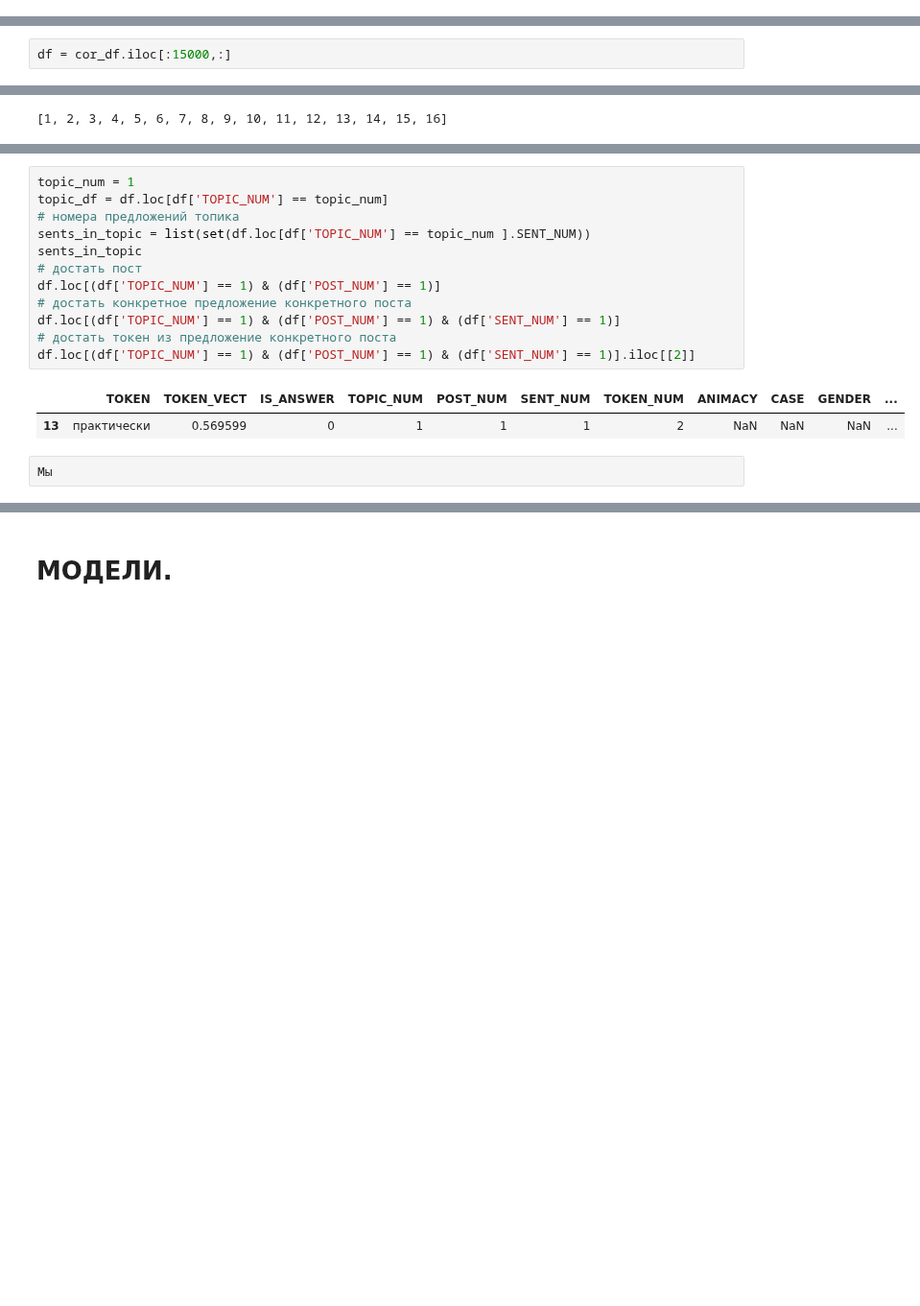
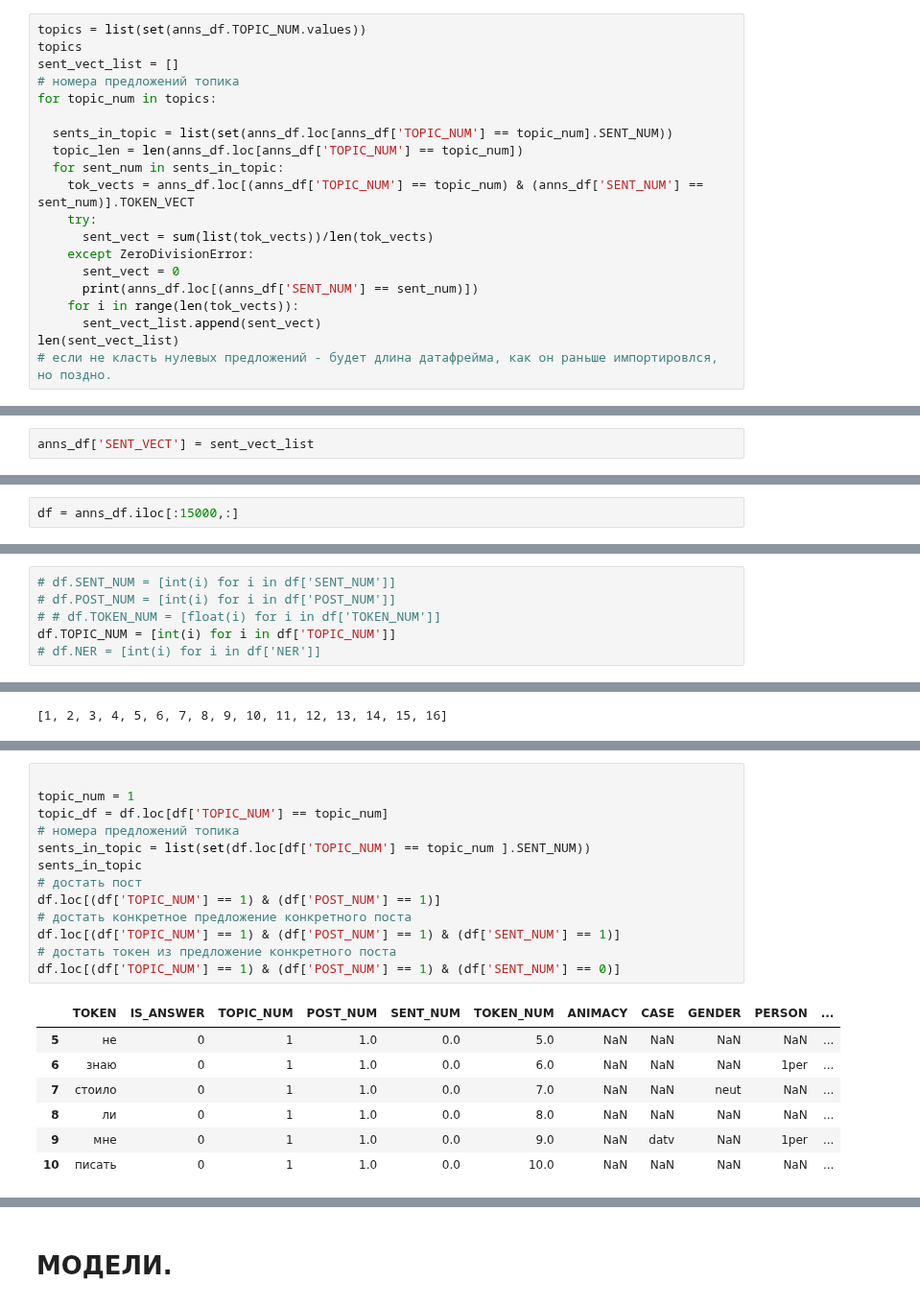
Before and after one commit to DmitryKutsev/cross-document_coreference, a Jupyter notebook: classifiers/rule_ml.ipynb, the cells around one changed output, grey strips where cells are left out. Shown at 96% size. Drawn from its saved outputs; the diff is of its cells as text; blank space fills up the shorter version.

```diff
--- a/classifiers/rule_ml.ipynb
+++ b/classifiers/rule_ml.ipynb
@@ -78,0 +212,20 @@ anns_df = pd.read_csv('new_df_anns60k.csv', delimiter='\t')
+# %%
+topics = list(set(anns_df.TOPIC_NUM.values))
+topics
+sent_vect_list = []
+# номера предложений топика
+for topic_num in topics:
+
+  sents_in_topic = list(set(anns_df.loc[anns_df['TOPIC_NUM'] == topic_num].SENT_NUM))
+  topic_len = len(anns_df.loc[anns_df['TOPIC_NUM'] == topic_num])
+  for sent_num in sents_in_topic:
+    tok_vects = anns_df.loc[(anns_df['TOPIC_NUM'] == topic_num) & (anns_df['SENT_NUM'] == sent_num)].TOKEN_VECT
+    try:
+      sent_vect = sum(list(tok_vects))/len(tok_vects)
+    except ZeroDivisionError:
+      sent_vect = 0
+      print(anns_df.loc[(anns_df['SENT_NUM'] == sent_num)])
+    for i in range(len(tok_vects)):
+      sent_vect_list.append(sent_vect)
+len(sent_vect_list)
+# если не класть нулевых предложений - будет длина датафрейма, как он раньше импортировлся, но поздно.
@@ -79,3 +234,5 @@ anns_df = pd.read_csv('new_df_anns60k.csv', delimiter='\t')
+# %%
+anns_df['SENT_VECT'] = sent_vect_list
 # %% [markdown]
 Проверим данные
 # %%
@@ -137,4 +288,4 @@ cor_df['COREFERENCE_CLUSTER'] = anns_df['COREFERENCE_CLUSTER']
 # %% [markdown]
 Ограничим датафрейм теми данными, которые были размечены, чтобы была возможность провести оценку системы.
 # %%
-df = cor_df.iloc[:15000,:]
+df = anns_df.iloc[:15000,:]
@@ -296,3 +426,9 @@ df
 15000 rows × 23 columns
 # %% [markdown]
 # **ПРАВИЛОВЫЙ АЛГОРИТМ**
+# %%
+# df.SENT_NUM = [int(i) for i in df['SENT_NUM']]
+# df.POST_NUM = [int(i) for i in df['POST_NUM']]
+# # df.TOKEN_NUM = [float(i) for i in df['TOKEN_NUM']]
+df.TOPIC_NUM = [int(i) for i in df['TOPIC_NUM']]
+# df.NER = [int(i) for i in df['NER']]
@@ -304,17 +458,21 @@ topics
 # %%
+
 topic_num = 1
 topic_df = df.loc[df['TOPIC_NUM'] == topic_num]
 # номера предложений топика
 sents_in_topic = list(set(df.loc[df['TOPIC_NUM'] == topic_num ].SENT_NUM))
 sents_in_topic
 # достать пост
 df.loc[(df['TOPIC_NUM'] == 1) & (df['POST_NUM'] == 1)]
 # достать конкретное предложение конкретного поста
 df.loc[(df['TOPIC_NUM'] == 1) & (df['POST_NUM'] == 1) & (df['SENT_NUM'] == 1)]
 # достать токен из предложение конкретного поста
-df.loc[(df['TOPIC_NUM'] == 1) & (df['POST_NUM'] == 1) & (df['SENT_NUM'] == 1)].iloc[[2]]
+df.loc[(df['TOPIC_NUM'] == 1) & (df['POST_NUM'] == 1) & (df['SENT_NUM'] == 0)]
 # %% [output]
-|  | TOKEN | TOKEN_VECT | IS_ANSWER | TOPIC_NUM | POST_NUM | SENT_NUM | TOKEN_NUM | ANIMACY | CASE | GENDER | ... |
-| 13 | практически | 0.569599 | 0 | 1 | 1 | 1 | 2 | NaN | NaN | NaN | ... |
+|  | TOKEN | IS_ANSWER | TOPIC_NUM | POST_NUM | SENT_NUM | TOKEN_NUM | ANIMACY | CASE | GENDER | PERSON | ... |
+| 5 | не | 0 | 1 | 1.0 | 0.0 | 5.0 | NaN | NaN | NaN | NaN | ... |
+| 6 | знаю | 0 | 1 | 1.0 | 0.0 | 6.0 | NaN | NaN | NaN | 1per | ... |
+| 7 | стоило | 0 | 1 | 1.0 | 0.0 | 7.0 | NaN | NaN | neut | NaN | ... |
+| 8 | ли | 0 | 1 | 1.0 | 0.0 | 8.0 | NaN | NaN | NaN | NaN | ... |
+| 9 | мне | 0 | 1 | 1.0 | 0.0 | 9.0 | NaN | datv | NaN | 1per | ... |
+| 10 | писать | 0 | 1 | 1.0 | 0.0 | 10.0 | NaN | NaN | NaN | NaN | ... |
-# %%
-Мы
```
Also changed, not shown: parts of 71 cells of this notebook.
